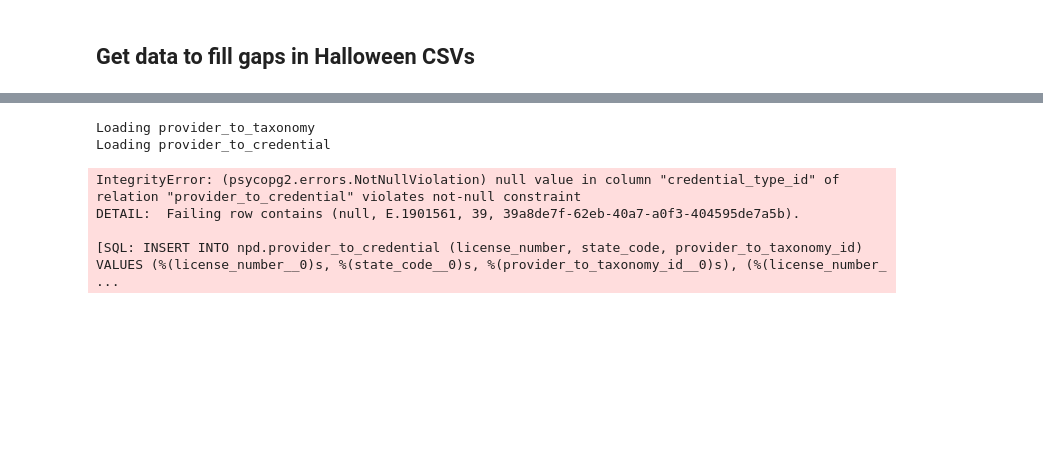
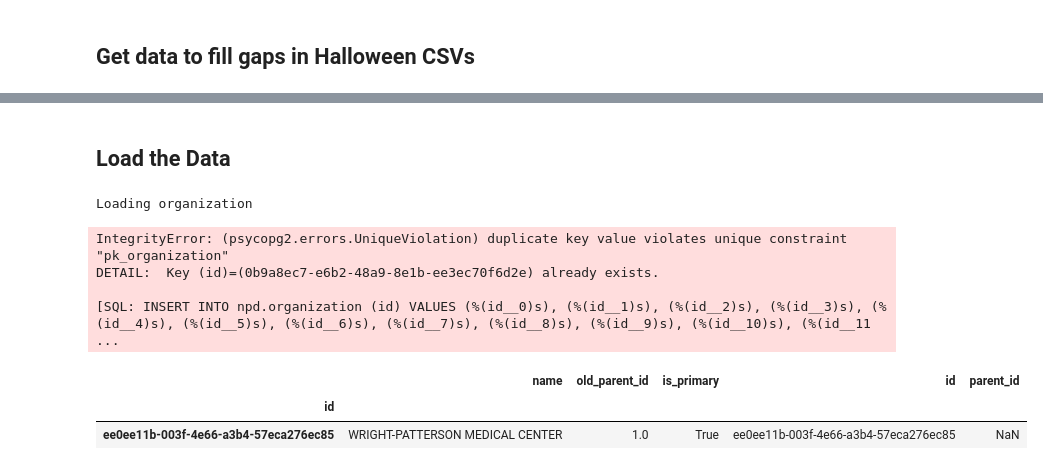
Before and after one commit to DSACMS/npd, a Jupyter notebook: etls/loadHalloween/mapping.ipynb, the cells around one changed output, grey strips where cells are left out. Drawn from its saved outputs; the diff is of its cells as text; code cells hidden in the pictures; blank space fills up the shorter version.

```diff
--- a/etls/loadHalloween/mapping.ipynb
+++ b/etls/loadHalloween/mapping.ipynb
@@ -58,3 +60,4 @@ scratch_dir = os.path.join('..','scratch')
 # %%
 fips_state_df = pd.read_sql('select * from npd.fips_state', con = engine)
+fips_state_df.set_index('abbreviation', inplace=True)
 # %% [markdown]
@@ -101,8 +111,10 @@ del npi_df_renamed['Provider Last Name (Legal Name)']
 # %%
+load_raw_csvs = False
 df_dict={}
 for f in os.listdir(os.path.join(scratch_dir, 'halloween_data')):
     if '.csv' in f:
         tablename = f.split('.csv')[0]
         df = pd.read_csv(os.path.join(scratch_dir,'halloween_data',f), na_values=[''], keep_default_na=False)
         df_dict[f]=df
-        #df.to_sql(tablename, index=False, schema = 'raw_csv', con = engine, if_exists='replace')
+        if load_raw_csvs:
+            df.to_sql(tablename, index=False, schema = 'raw_csv', con = engine, if_exists='replace')
@@ -179,83 +246,85 @@ provider_to_org_df_renamed['relationship_type_id'] = [2 if val=='PECOS Assignmen
 provider_to_location_df = provider_to_org_df_renamed.merge(location_df, on='organization_id', how='inner', suffixes=('porg','location'))
 provider_to_location_df['id'] = [uuid.uuid4() for i in provider_to_location_df.index]
 provider_to_location_df_renamed = provider_to_location_df.rename(columns={'idlocation':'location_id', 'idporg':'provider_to_organization_id'})
+# %% [markdown]
+## Load the Data
 # %%
 schema_name = 'npd'
 load = True
 
 # load npi
-#show_or_load(npi_df_renamed, 'npi', schema_name, load)
+#show_or_load(npi_df_renamed, 'npi', schema_name, engine, load)
 
 # load individual
-#show_or_load(practitioner_df_renamed[['id', 'sex']], 'individual', schema_name, load)
+#show_or_load(practitioner_df_renamed[['id', 'sex']], 'individual', schema_name, engine, load)
 practitioner_df_renamed_renamed = practitioner_df_renamed.rename(columns={'id':'individual_id'})
 
 # load individual_to_name
-#show_or_load(practitioner_df_renamed_renamed[['individual_id', 'first_name', 'middle_name', 'last_name', 'prefix', 'suffix', 'name_use_id']], 'individual_to_name', schema_name, load)
+#show_or_load(practitioner_df_renamed_renamed[['individual_id', 'first_name', 'middle_name', 'last_name', 'prefix', 'suffix', 'name_use_id']], 'individual_to_name', schema_name, engine, load)
 
 # load provider
-#show_or_load(practitioner_df_renamed_renamed.merge(npi_df_renamed, on = 'npi', how='inner')[['npi', 'individual_id']], 'provider', schema_name, load)
+#show_or_load(practitioner_df_renamed_renamed.merge(npi_df_renamed, on = 'npi', how='inner')[['npi', 'individual_id']], 'provider', schema_name, engine, load)
 
 # load organization
-#show_or_load(other_organization_df[['id']], 'organization', schema_name, load)
-other_organization_df.set_index('id', drop=False, inplace=True)
-#if load:
-#######    upsert(df = other_organization_df[['parent_id']], con = engine, schema = schema_name, if_row_exists='update', table_name = 'organization')
-#show_or_load(clinical_organization_df_renamed[['id']], 'organization', schema_name, load)
+#show_or_load(other_organization_df[['id']], 'organization', schema_name, engine, load)
+#other_organization_df.set_index('id', drop=False, inplace=True)
+if load:
+    print('adding parent_id to organization')
+    upsert(df = other_organization_df[['parent_id']], con = engine, schema = schema_name, if_row_exists='update', table_name = 'organization')
+show_or_load(clinical_organization_df_renamed[['id']], 'organization', schema_name, engine, load)
 clinical_organization_df_renamed.set_index('id', drop=False, inplace=True)
-#if load:
-#######    upsert(df = clinical_organization_df_renamed[['parent_id']], con = engine, schema = schema_name, if_row_exists='update', table_name = 'organization')
+if load:
+    print('adding parent_id to clinical_organization')
+    upsert(df = clinical_organization_df_renamed[['parent_id']], con = engine, schema = schema_name, if_row_exists='update', table_name = 'organization')
 
 other_organization_df_renamed = other_organization_df.rename(columns={'id':'organization_id', 'organization_name':'name'})
 clinical_organization_df_renamed_renamed = clinical_organization_df_renamed.rename(columns={'id':'organization_id'})
 
 # load organization_to_name
-#show_or_load(other_organization_df_renamed[['organization_id', 'name', 'is_primary']], 'organization_to_name', schema_name, load)
-#show_or_load(clinical_organization_df_renamed_renamed[['organization_id', 'name', 'is_primary']], 'organization_to_name', schema_name, load)
+show_or_load(other_organization_df_renamed[['organization_id', 'name', 'is_primary']], 'organization_to_name', schema_name, engine, load)
+show_or_load(clinical_organization_df_renamed_renamed[['organization_id', 'name', 'is_primary']], 'organization_to_name', schema_name, engine, load)
 
 # load clinical_organization
-#show_or_load(clinical_organization_df_renamed_renamed[['organization_id', 'npi']], 'clinical_organization', schema_name, load)
+show_or_load(clinical_organization_df_renamed_renamed[['organization_id', 'npi']], 'clinical_organization', schema_name, engine, load)
 
 # load ehr_vendor
-#show_or_load(ehr_vendor_df_renamed[['id', 'name']], 'ehr_vendor', schema_name, load)
+show_or_load(ehr_vendor_df_renamed[['id', 'name']], 'ehr_vendor', schema_name, engine, load)
 
 # load endpoint_instance
-#show_or_load(endpoint_df_renamed[['id', 'ehr_vendor_id', 'address', 'endpoint_connection_type_id', 'environment_type_id']], 'endpoint_instance', schema_name, load)
+show_or_load(endpoint_df_renamed[['id', 'ehr_vendor_id', 'address', 'endpoint_connection_type_id', 'environment_type_id']], 'endpoint_instance', schema_name, engine, load)
 
 # load address_us
-#show_or_load(address_df_renamed[['address_us_id', 'delivery_line_1','city','state_code','zipcode']].rename(columns={'address_us_id':'id', 'city':'city_name'}), 'address_us', schema_name, load)
+show_or_load(address_df_renamed[['address_us_id', 'delivery_line_1','city_name','state_code','zipcode']].rename(columns={'address_us_id':'id'}), 'address_us', schema_name, engine, load)
 
 # load address
-#show_or_load(address_df_renamed[['id', 'address_us_id']], 'address', schema_name, load)
+show_or_load(address_df_renamed[['id', 'address_us_id']], 'address', schema_name, engine, load)
 
 # load individual_to_address
-#show_or_load(individual_to_address_df, 'individual_to_address', schema_name, load)
+show_or_load(individual_to_address_df, 'individual_to_address', schema_name, engine, load)
 
 # load organization_to_address
-#show_or_load(location_df[['address_id','organization_id', 'address_use_id']], 'organization_to_address', schema_name, load)
+show_or_load(location_df[['address_id','organization_id', 'address_use_id']], 'organization_to_address', schema_name, engine, load)
 
 # load location
+show_or_load(location_df[['id','address_id','organization_id']], 'location', schema_name, engine, load)
 
-#show_or_load(location_df[['id','address_id','organization_id']], 'location', schema_name, load)
-
-# load location_to_endpoint
-#show_or_load(location_to_endpoint_df, 'location_to_endpoint', schema_name, load)
+# load location_to_endpoint_instance
+show_or_load(location_to_endpoint_df, 'location_to_endpoint_instance', schema_name, engine, load)
 
 # load provider_to_organization
-#show_or_load(provider_to_org_df_renamed[['individual_id', 'organization_id', 'relationship_type_id','id']], 'provider_to_organization', schema_name, load)
+show_or_load(provider_to_org_df_renamed[['individual_id', 'organization_id', 'relationship_type_id','id']], 'provider_to_organization', schema_name, engine, load)
 
 # load provider_to_location
-#show_or_load(provider_to_location_df_renamed[['location_id', 'provider_to_organization_id', 'id']], 'provider_to_location', schema_name, load)
+show_or_load(provider_to_location_df_renamed[['location_id', 'provider_to_organization_id', 'id']], 'provider_to_location', schema_name, engine, load)
 
 # load provider_to_taxonomy
-#show_or_load(dedup_taxonomy_df, 'provider_to_taxonomy', schema_name, load)
+show_or_load(dedup_taxonomy_df, 'provider_to_taxonomy', schema_name, engine, load)
 
 # load provider_to_credential
-###show_or_load(credential_df_renamed[['license_number', 'state_code', 'provider_to_taxonomy_id']], 'provider_to_credential', schema_name, load)
+###show_or_load(credential_df_renamed[['license_number', 'state_code', 'provider_to_taxonomy_id']], 'provider_to_credential', schema_name, engine, load)
 # %% [output]
-Loading provider_to_taxonomy
-Loading provider_to_credential
+Loading organization
-IntegrityError: (psycopg2.errors.NotNullViolation) null value in column "credential_type_id" of relation "provider_to_credential" violates not-null constraint
-DETAIL:  Failing row contains (null, E.1901561, 39, 39a8de7f-62eb-40a7-a0f3-404595de7a5b).
+IntegrityError: (psycopg2.errors.UniqueViolation) duplicate key value violates unique constraint "pk_organization"
+DETAIL:  Key (id)=(0b9a8ec7-e6b2-48a9-8e1b-ee3ec70f6d2e) already exists.
 
-[SQL: INSERT INTO npd.provider_to_credential (license_number, state_code, provider_to_taxonomy_id) VALUES (%(license_number__0)s, %(state_code__0)s, %(provider_to_taxonomy_id__0)s), (%(license_number_ ...
+[SQL: INSERT INTO npd.organization (id) VALUES (%(id__0)s), (%(id__1)s), (%(id__2)s), (%(id__3)s), (%(id__4)s), (%(id__5)s), (%(id__6)s), (%(id__7)s), (%(id__8)s), (%(id__9)s), (%(id__10)s), (%(id__11 ...
@@ -275,0 +331,6 @@ credential_df_renamed = credential_df.rename(columns={'id': 'provider_to_taxonom
+# %%
+other_organization_df.loc[other_organization_df['id']==uuid.UUID('ee0ee11b-003f-4e66-a3b4-57eca276ec85')]
+# %% [output]
+|  | name | old_parent_id | is_primary | id | parent_id |
+| id |  |  |  |  |  |
+| ee0ee11b-003f-4e66-a3b4-57eca276ec85 | WRIGHT-PATTERSON MEDICAL CENTER | 1.0 | True | ee0ee11b-003f-4e66-a3b4-57eca276ec85 | NaN |
```
Also changed, not shown: parts of 18 cells of this notebook, 1 other file.
